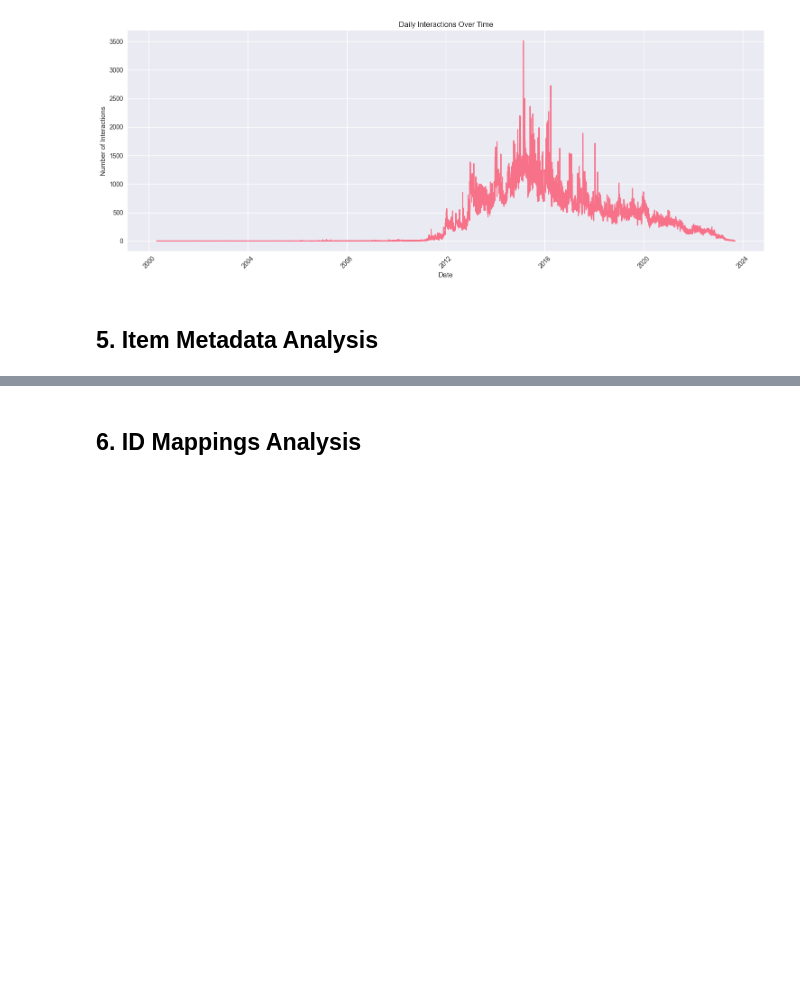
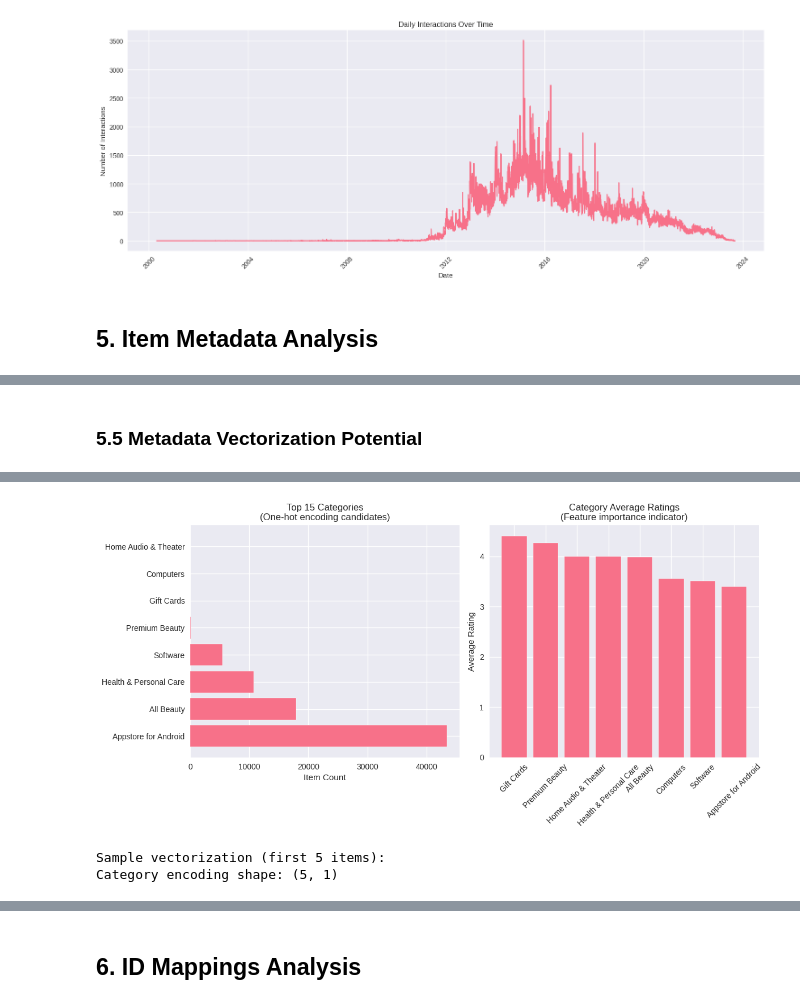
Before and after one commit to xowski22/Team_4_DSC, a Jupyter notebook: docs/eda.ipynb, the cells around one changed output, grey strips where cells are left out. Saved outputs shown, nothing was run; the diff lists cells and outputs as text; code cells hidden in the pictures; blank space fills up the shorter version.

```diff
--- a/docs/eda.ipynb
+++ b/docs/eda.ipynb
@@ -792,0 +790,74 @@ Name: average_rating, dtype: float64
+# %% [markdown]
+### 5.5 Metadata Vectorization Potential
+# %%
+categorical_features = []
+numerical_features = []
+text_features = []
+
+for col in item_metadata.columns:
+    if item_metadata[col].dtype == 'object':
+        unique_vals = item_metadata[col].nunique()
+        sample_val = str(item_metadata[col].dropna().iloc[0]) if len(item_metadata[col].dropna()) > 0 else ""
+
+        if unique_vals < 100:  # Likely categorical
+            categorical_features.append((col, unique_vals))
+        elif len(sample_val) > 50:  # Likely text
+            text_features.append((col, unique_vals))
+        else:
+            categorical_features.append((col, unique_vals))
+    else:
+        numerical_features.append(col)
+
+print(f"\nCategorical features (possible one-hot encoding):")
+for feat, count in categorical_features:
+    print(f"  {feat}: {count} unique values")
+
+print(f"\nNumerical features (training ready):")
+for feat in numerical_features:
+    print(f"  {feat}: {item_metadata[feat].dtype}")
+
+print(f"\nText features (TF-IDF/embeddings):")
+for feat, count in text_features:
+    print(f"  {feat}: {count} unique values")
+
+total_features = len(categorical_features) + len(numerical_features) + len(text_features)
+print(f"\nVectorization Summary:")
+print(f"  Total vectorizable features: {total_features}")
+print(f"  One-hot encoding dim: ~{sum([count for _, count in categorical_features])}")
+print(f"  Direct numerical features: {len(numerical_features)}")
+print(f"  Text vectorization candidates: {len(text_features)}")
+
+# Feature engineering for main_category
+if 'main_category' in item_metadata.columns:
+    plt.figure(figsize=(12, 6))
+
+    # Category frequency (for encoding priority)
+    cat_counts = item_metadata['main_category'].value_counts().head(15)
+
+    plt.subplot(1, 2, 1)
+    plt.barh(range(len(cat_counts)), cat_counts.values)
+    plt.yticks(range(len(cat_counts)), cat_counts.index)
+    plt.title('Top 15 Categories\n(One-hot encoding candidates)')
+    plt.xlabel('Item Count')
+
+    # Category vs average rating
+    if 'average_rating' in item_metadata.columns:
+        plt.subplot(1, 2, 2)
+        cat_ratings = item_metadata.groupby('main_category')['average_rating'].mean().sort_values(ascending=False).head(10)
+        plt.bar(range(len(cat_ratings)), cat_ratings.values)
+        plt.xticks(range(len(cat_ratings)), cat_ratings.index, rotation=45)
+        plt.title('Category Average Ratings\n(Feature importance indicator)')
+        plt.ylabel('Average Rating')
+
+    plt.tight_layout()
+    plt.show()
+
+print(f"\nSample vectorization (first 5 items):")
+sample_items = item_metadata.head()
+
+# One-hot encode main category
+if 'main_category' in item_metadata.columns:
+    category_dummies = pd.get_dummies(sample_items['main_category'], prefix='cat')
+    print(f"Category encoding shape: {category_dummies.shape}")
+    display(category_dummies)
+# %% [output]
@@ -792,0 +881,3 @@ Name: average_rating, dtype: float64
+[figure, added]
+Sample vectorization (first 5 items):
+Category encoding shape: (5, 1)
```
Also changed, not shown: parts of 11 cells of this notebook.
